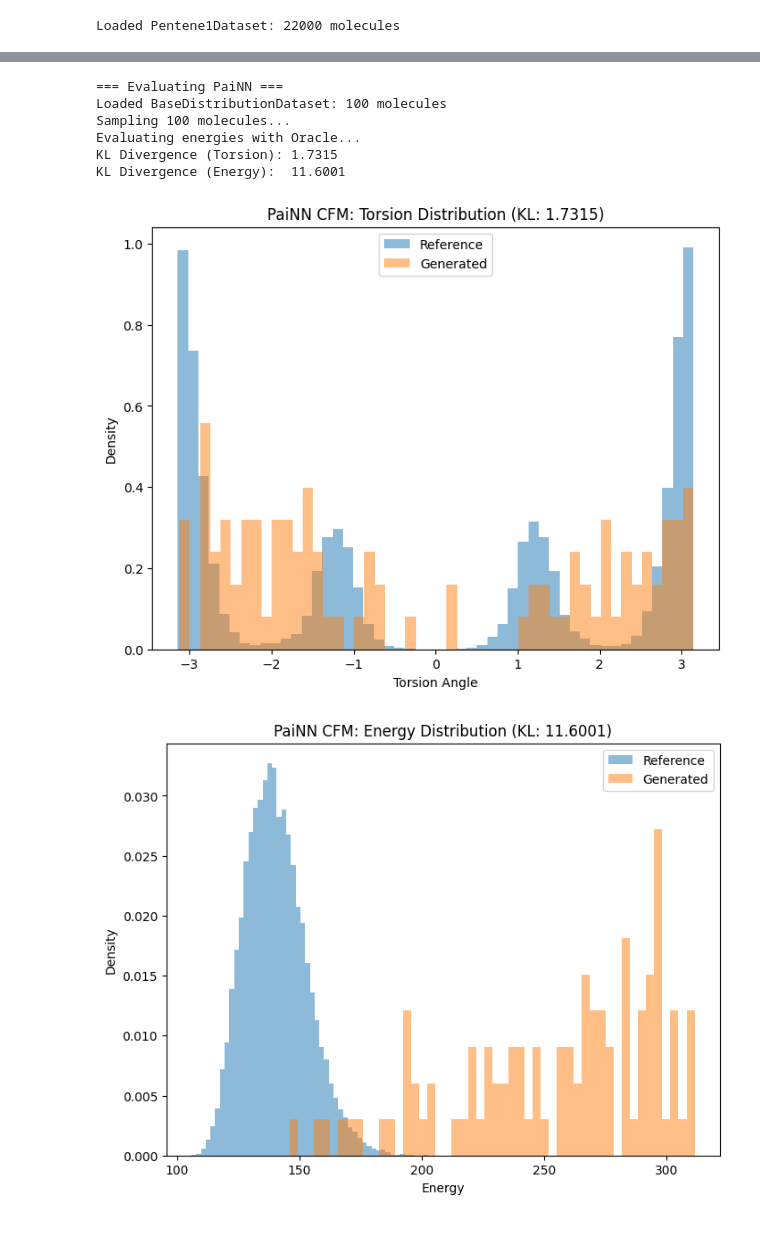
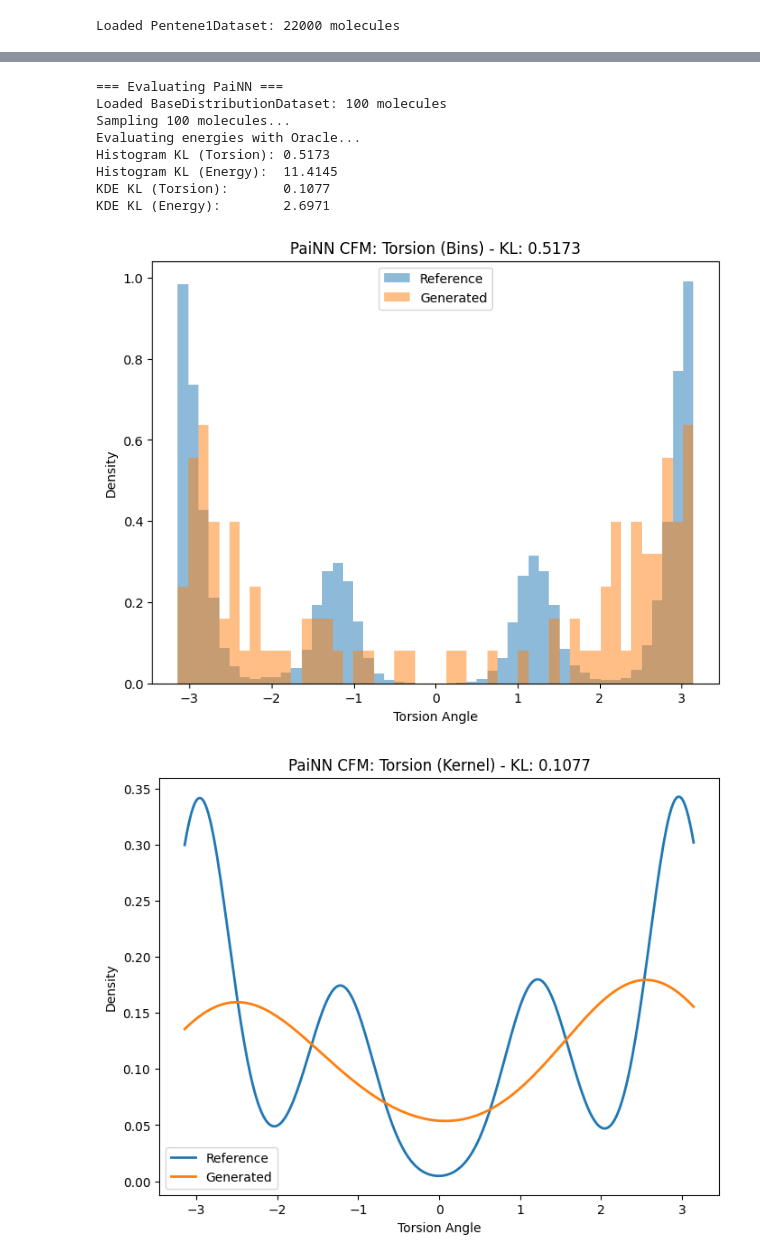
Before and after one commit to MahdiTheGreat/ai-machine-learning, a Jupyter notebook: project 3/sml_project_3.ipynb, the cells around one changed output, grey strips where cells are left out. Saved outputs shown, nothing was run; the diff lists cells and outputs as text; code cells hidden in the pictures; blank space fills up the shorter version.

```diff
--- a/project 3/sml_project_3.ipynb
+++ b/project 3/sml_project_3.ipynb
@@ -702,11 +680,13 @@ Early stopping triggered at Epoch 315! No improvement for 100 epochs.
 # %%
-generate_and_evaluate(painn_cfm, "PaiNN")
+generate_and_evaluate(painn_cfm, "PaiNN",basedistribution)
 # %% [output]
 === Evaluating PaiNN ===
 Loaded BaseDistributionDataset: 100 molecules
 Sampling 100 molecules...
 Evaluating energies with Oracle...
-KL Divergence (Torsion): 1.7315
-KL Divergence (Energy):  11.6001
+Histogram KL (Torsion): 0.5173
+Histogram KL (Energy):  11.4145
+KDE KL (Torsion):       0.1077
+KDE KL (Energy):        2.6971
-[figure, old version]
+[figure, new version]
-[figure, old version]
+[figure, new version]
```
Also changed, not shown: parts of 8 cells of this notebook.
